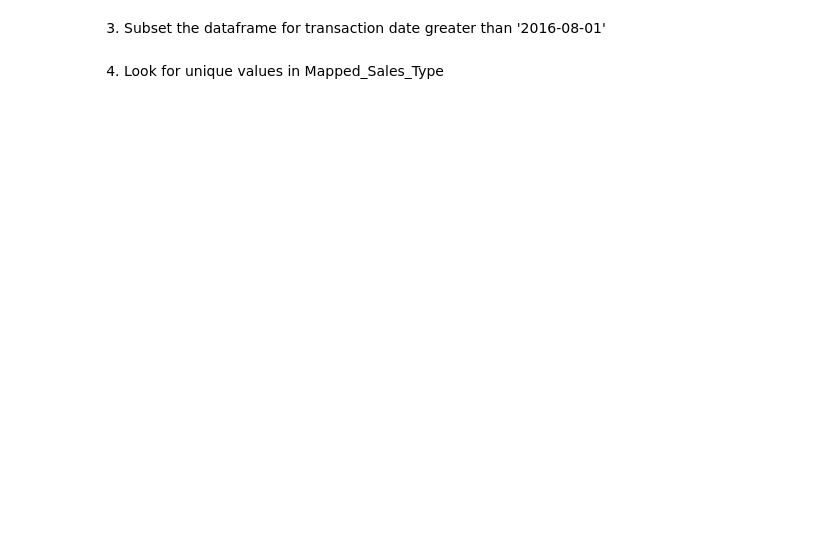
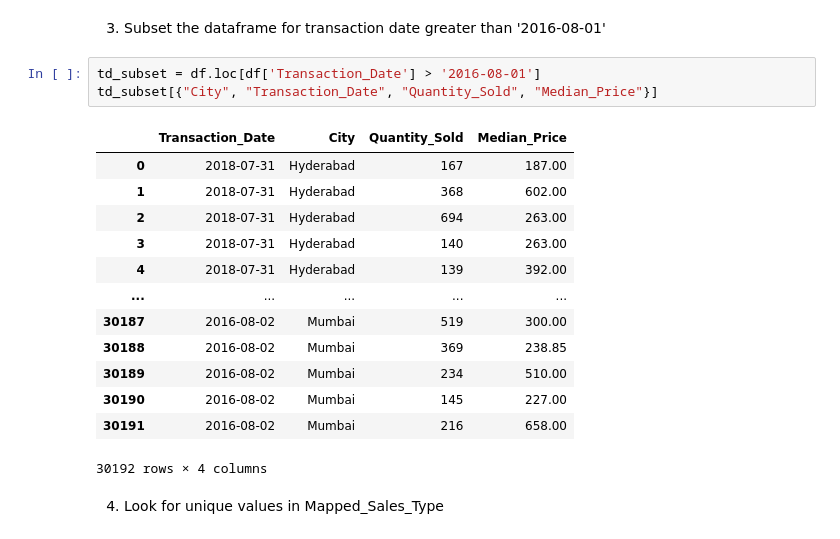
Before and after one commit to naga-sk/DataScienceTraining-Assignments, a Jupyter notebook: Pandas_Assignment_2.ipynb, the cells around one changed output. Cells and saved outputs as stored; diff of their text form; blank space fills up the shorter version.

```diff
--- a/Pandas_Assignment_2.ipynb
+++ b/Pandas_Assignment_2.ipynb
@@ -9,4 +64,21 @@
 # %% [markdown]
 3.	Subset the dataframe for transaction date greater than '2016-08-01'
+# %%
+td_subset = df.loc[df['Transaction_Date'] > '2016-08-01']
+td_subset[{"City", "Transaction_Date", "Quantity_Sold", "Median_Price"}]
+# %% [output]
+|  | Transaction_Date | City | Quantity_Sold | Median_Price |
+| 0 | 2018-07-31 | Hyderabad | 167 | 187.00 |
+| 1 | 2018-07-31 | Hyderabad | 368 | 602.00 |
+| 2 | 2018-07-31 | Hyderabad | 694 | 263.00 |
+| 3 | 2018-07-31 | Hyderabad | 140 | 263.00 |
+| 4 | 2018-07-31 | Hyderabad | 139 | 392.00 |
+| ... | ... | ... | ... | ... |
+| 30187 | 2016-08-02 | Mumbai | 519 | 300.00 |
+| 30188 | 2016-08-02 | Mumbai | 369 | 238.85 |
+| 30189 | 2016-08-02 | Mumbai | 234 | 510.00 |
+| 30190 | 2016-08-02 | Mumbai | 145 | 227.00 |
+| 30191 | 2016-08-02 | Mumbai | 216 | 658.00 |
+30192 rows × 4 columns
 # %% [markdown]
 4.	Look for unique values in Mapped_Sales_Type
```
Also changed, not shown: parts of 17 cells of this notebook.
